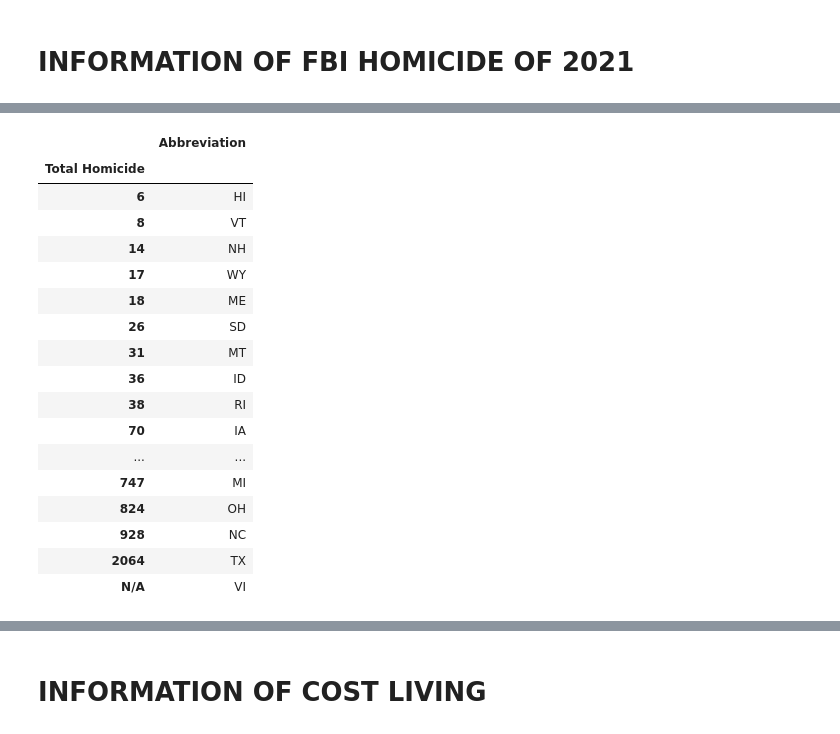
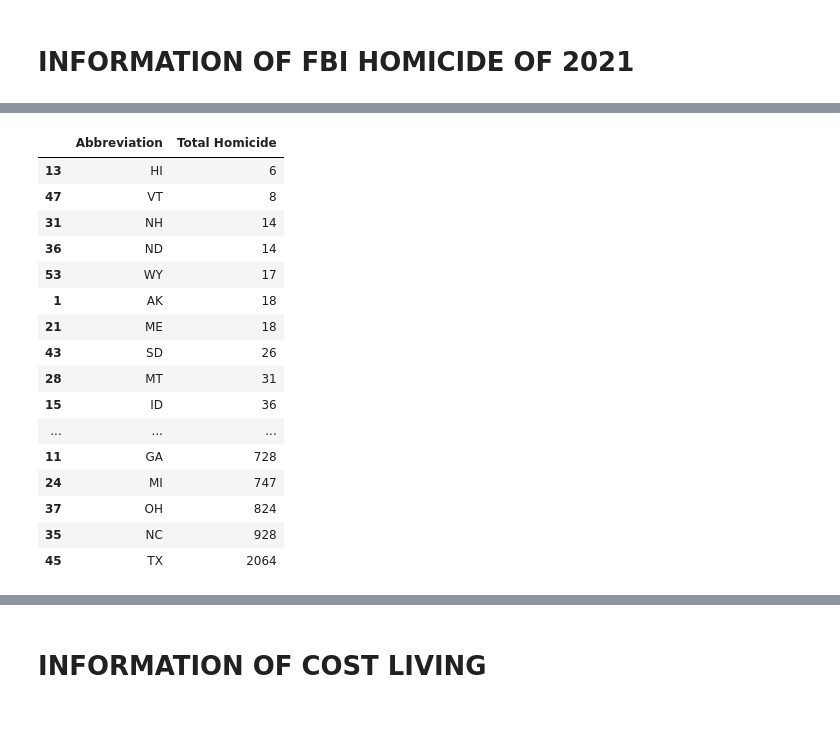
Before and after one commit to hrollin5/project_one, a Jupyter notebook: data_prep.ipynb, the cells around one changed output, grey strips where cells are left out. Drawn from its saved outputs; the diff is of its cells as text; code cells hidden in the pictures.

```diff
--- a/data_prep.ipynb
+++ b/data_prep.ipynb
@@ -60,26 +64,26 @@ data_homicide.head(54)
 | 51 | WV | 95 |
 | 52 | WI | 315 |
 | 53 | WY | 17 |
-# %%
-# List states from least to greatest total homicide rates for each state
-total_homicide_count_df = data_homicide.groupby("Total Homicide")
-total_homicide_count_df.max()
-# %% [output]
-|  | Abbreviation |
-| Total Homicide |  |
-| 6 | HI |
-| 8 | VT |
-| 14 | NH |
-| 17 | WY |
-| 18 | ME |
-| 26 | SD |
-| 31 | MT |
-| 36 | ID |
-| 38 | RI |
-| 70 | IA |
-| ... | ... |
-| 747 | MI |
-| 824 | OH |
-| 928 | NC |
-| 2064 | TX |
-| N/A | VI |
+# %%
+data_homicide= data_homicide.dropna(how = "any")
+data_homicide["Total Homicide"] = data_homicide["Total Homicide"].astype(int)
+data_homicide = data_homicide.sort_values("Total Homicide")
+data_homicide.head(50)
+# %% [output]
+|  | Abbreviation | Total Homicide |
+| 13 | HI | 6 |
+| 47 | VT | 8 |
+| 31 | NH | 14 |
+| 36 | ND | 14 |
+| 53 | WY | 17 |
+| 1 | AK | 18 |
+| 21 | ME | 18 |
+| 43 | SD | 26 |
+| 28 | MT | 31 |
+| 15 | ID | 36 |
+| ... | ... | ... |
+| 11 | GA | 728 |
+| 24 | MI | 747 |
+| 37 | OH | 824 |
+| 35 | NC | 928 |
+| 45 | TX | 2064 |
```
Also changed, not shown: parts of 6 cells of this notebook.
